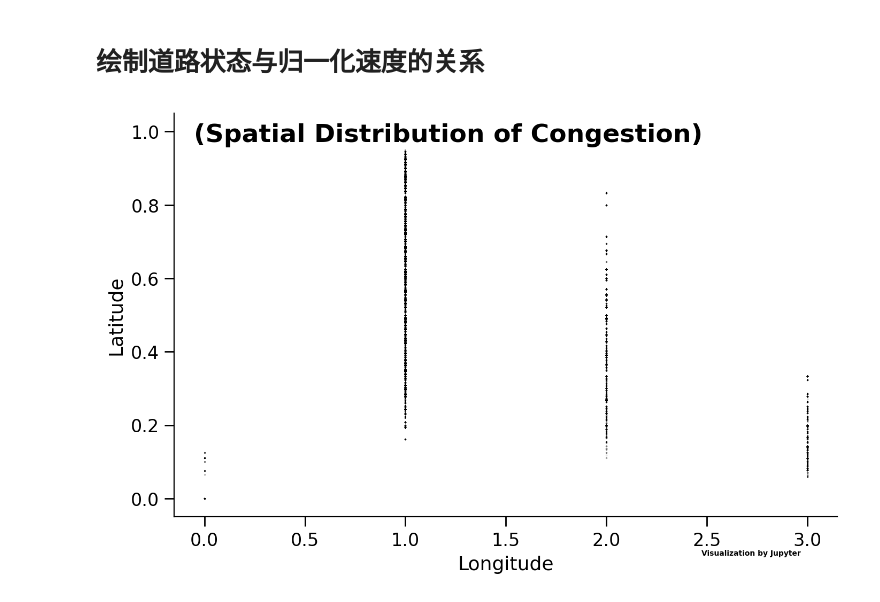
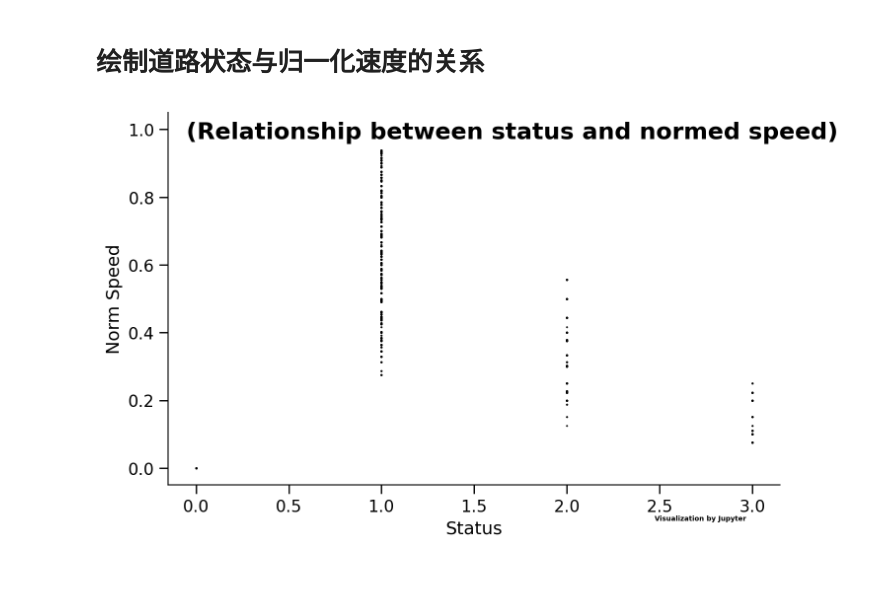
Before and after one commit to lingbai-kong/traffic_data_mining_sh, a Jupyter notebook: data_visualization.ipynb, the cells around one changed output. Saved outputs shown, nothing was run; the diff lists cells and outputs as text; code cells hidden in the pictures; blank space fills up the shorter version.

```diff
--- a/data_visualization.ipynb
+++ b/data_visualization.ipynb
@@ -283,19 +281,19 @@ fig.show()
 # %%
 import numpy as np
 import matplotlib.pyplot as plt
-data=np.array(list(road_zip.values()))
+data=np.array(list(road_zip.values()))[0:100]
 data=data.reshape((-1,2))
 data=data.T
 fig,ax = plt.subplots(figsize=(8,5),dpi=200)
-ax.scatter(data[0],data[1],color='black',s=.01)
+ax.scatter(data[0],data[1],color='black',s=.1)
 ax.tick_params(direction='out',labelsize=12,length=6.5,width=1,top=False,right=False)
 ax.spines['right'].set_visible(False)
 ax.spines['top'].set_visible(False)
-ax.set_ylabel('Latitude',fontsize=13)
-ax.set_xlabel('Longitude',fontsize=13)
+ax.set_ylabel('Norm Speed',fontsize=13)
+ax.set_xlabel('Status',fontsize=13)
 text_font = {'size':'17','weight':'bold','color':'black'}
-ax.text(.03,.93,'(Spatial Distribution of Congestion)',transform = ax.transAxes,fontdict=text_font,zorder=4)
+ax.text(.03,.93,'(Relationship between status and normed speed)',transform = ax.transAxes,fontdict=text_font,zorder=4)
 ax.text(.87,-.08,'\nVisualization by Jupyter',transform = ax.transAxes, ha='center', va='center',fontsize = 5,color='black',fontweight='bold')
 fig.show()
 # %% [output]
-[figure, old version]
+[figure, new version]
```
Also changed, not shown: parts of 4 cells of this notebook, 2 other files.
